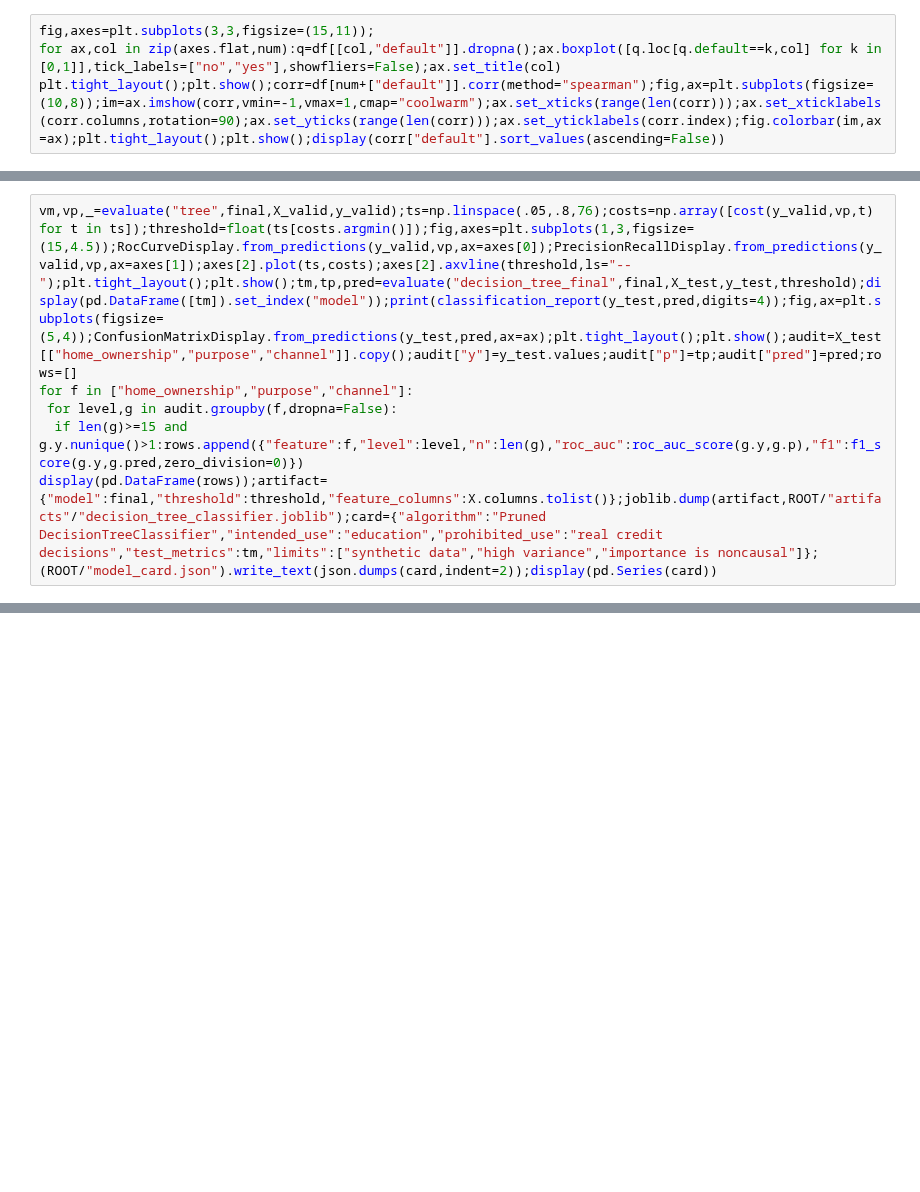
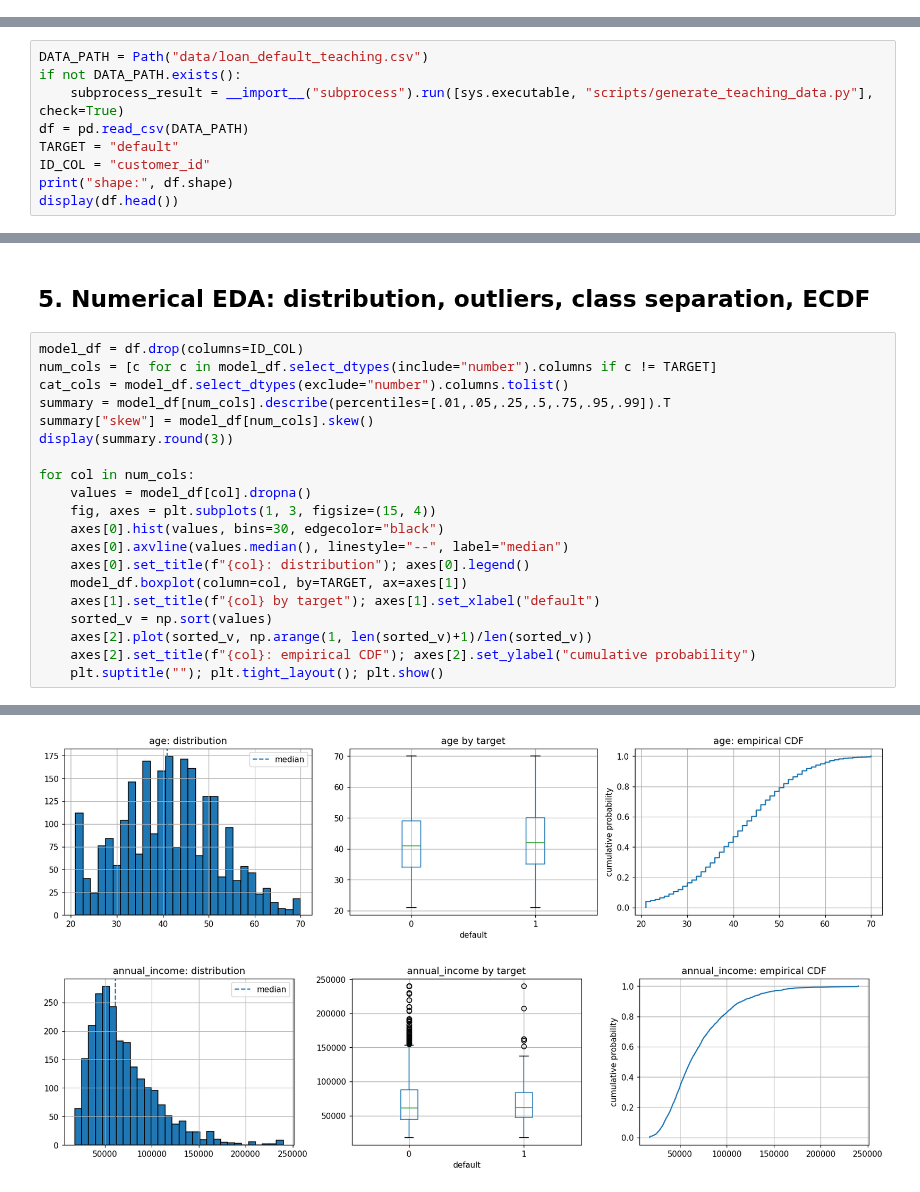
Before and after one commit to Akilankm/PGA43_ML, a Jupyter notebook: decision_tree_classification_masterclass_conda_executed/decision_tree_classification_masterclass/decision_tree_classification_masterclass.ipynb, the cells around one changed output, grey strips where cells are left out. Drawn from its saved outputs; the diff is of its cells as text; blank space fills up the shorter version.

Commit message:
Upgrade tree masterclasses into exhaustive visual learning resources
Merge fully executed, rendered, and validated Decision Tree and Random Forest masterclasses.

```diff
--- a/decision_tree_classification_masterclass_conda_executed/decision_tree_classification_masterclass/decision_tree_classification_masterclass.ipynb
+++ b/decision_tree_classification_masterclass_conda_executed/decision_tree_classification_masterclass/decision_tree_classification_masterclass.ipynb
@@ -114,4 +0,0 @@ Class-conditional distributions, target-rate tables, and rank correlations expos
-# %%
-fig,axes=plt.subplots(3,3,figsize=(15,11));
-for ax,col in zip(axes.flat,num):q=df[[col,"default"]].dropna();ax.boxplot([q.loc[q.default==k,col] for k in [0,1]],tick_labels=["no","yes"],showfliers=False);ax.set_title(col)
-plt.tight_layout();plt.show();corr=df[num+["default"]].corr(method="spearman");fig,ax=plt.subplots(figsize=(10,8));im=ax.imshow(corr,vmin=-1,vmax=1,cmap="coolwarm");ax.set_xticks(range(len(corr)));ax.set_xticklabels(corr.columns,rotation=90);ax.set_yticks(range(len(corr)));ax.set_yticklabels(corr.index);fig.colorbar(im,ax=ax);plt.tight_layout();plt.show();display(corr["default"].sort_values(ascending=False))
@@ -220,6 +0,0 @@ display(pd.DataFrame(cross_validate(final,X_train,y_train,cv=cv,scoring=["roc_au
-# %%
-vm,vp,_=evaluate("tree",final,X_valid,y_valid);ts=np.linspace(.05,.8,76);costs=np.array([cost(y_valid,vp,t) for t in ts]);threshold=float(ts[costs.argmin()]);fig,axes=plt.subplots(1,3,figsize=(15,4.5));RocCurveDisplay.from_predictions(y_valid,vp,ax=axes[0]);PrecisionRecallDisplay.from_predictions(y_valid,vp,ax=axes[1]);axes[2].plot(ts,costs);axes[2].axvline(threshold,ls="--");plt.tight_layout();plt.show();tm,tp,pred=evaluate("decision_tree_final",final,X_test,y_test,threshold);display(pd.DataFrame([tm]).set_index("model"));print(classification_report(y_test,pred,digits=4));fig,ax=plt.subplots(figsize=(5,4));ConfusionMatrixDisplay.from_predictions(y_test,pred,ax=ax);plt.tight_layout();plt.show();audit=X_test[["home_ownership","purpose","channel"]].copy();audit["y"]=y_test.values;audit["p"]=tp;audit["pred"]=pred;rows=[]
-for f in ["home_ownership","purpose","channel"]:
- for level,g in audit.groupby(f,dropna=False):
-  if len(g)>=15 and g.y.nunique()>1:rows.append({"feature":f,"level":level,"n":len(g),"roc_auc":roc_auc_score(g.y,g.p),"f1":f1_score(g.y,g.pred,zero_division=0)})
-display(pd.DataFrame(rows));artifact={"model":final,"threshold":threshold,"feature_columns":X.columns.tolist()};joblib.dump(artifact,ROOT/"artifacts"/"decision_tree_classifier.joblib");card={"algorithm":"Pruned DecisionTreeClassifier","intended_use":"education","prohibited_use":"real credit decisions","test_metrics":tm,"limits":["synthetic data","high variance","importance is noncausal"]};(ROOT/"model_card.json").write_text(json.dumps(card,indent=2));display(pd.Series(card))
@@ -264,0 +60,9 @@ A tree is a greedy adaptive partition. It captures nonlinear rules and interacti
+# %%
+DATA_PATH = Path("data/loan_default_teaching.csv")
+if not DATA_PATH.exists():
+    subprocess_result = __import__("subprocess").run([sys.executable, "scripts/generate_teaching_data.py"], check=True)
+df = pd.read_csv(DATA_PATH)
+TARGET = "default"
+ID_COL = "customer_id"
+print("shape:", df.shape)
+display(df.head())
@@ -264,0 +120,23 @@ A tree is a greedy adaptive partition. It captures nonlinear rules and interacti
+# %% [markdown]
+## 5. Numerical EDA: distribution, outliers, class separation, ECDF
+# %%
+model_df = df.drop(columns=ID_COL)
+num_cols = [c for c in model_df.select_dtypes(include="number").columns if c != TARGET]
+cat_cols = model_df.select_dtypes(exclude="number").columns.tolist()
+summary = model_df[num_cols].describe(percentiles=[.01,.05,.25,.5,.75,.95,.99]).T
+summary["skew"] = model_df[num_cols].skew()
+display(summary.round(3))
+
+for col in num_cols:
+    values = model_df[col].dropna()
+    fig, axes = plt.subplots(1, 3, figsize=(15, 4))
+    axes[0].hist(values, bins=30, edgecolor="black")
+    axes[0].axvline(values.median(), linestyle="--", label="median")
+    axes[0].set_title(f"{col}: distribution"); axes[0].legend()
+    model_df.boxplot(column=col, by=TARGET, ax=axes[1])
+    axes[1].set_title(f"{col} by target"); axes[1].set_xlabel("default")
+    sorted_v = np.sort(values)
+    axes[2].plot(sorted_v, np.arange(1, len(sorted_v)+1)/len(sorted_v))
+    axes[2].set_title(f"{col}: empirical CDF"); axes[2].set_ylabel("cumulative probability")
+    plt.suptitle(""); plt.tight_layout(); plt.show()
+# %% [output]
@@ -264,0 +154,2 @@ A tree is a greedy adaptive partition. It captures nonlinear rules and interacti
+[figure, added]
+[figure, added]
```
Also changed, not shown: parts of 81 cells of this notebook, 28 other files.
